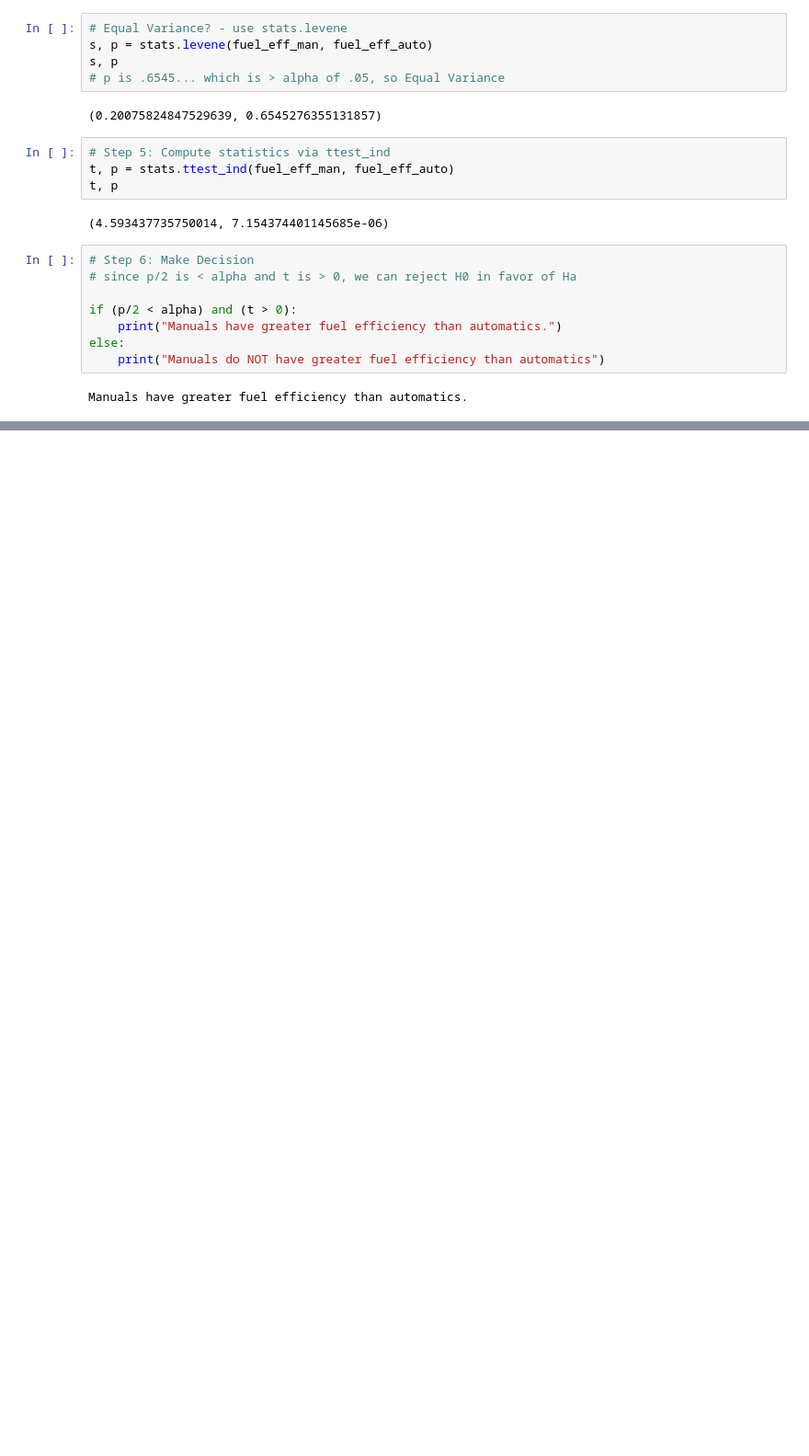
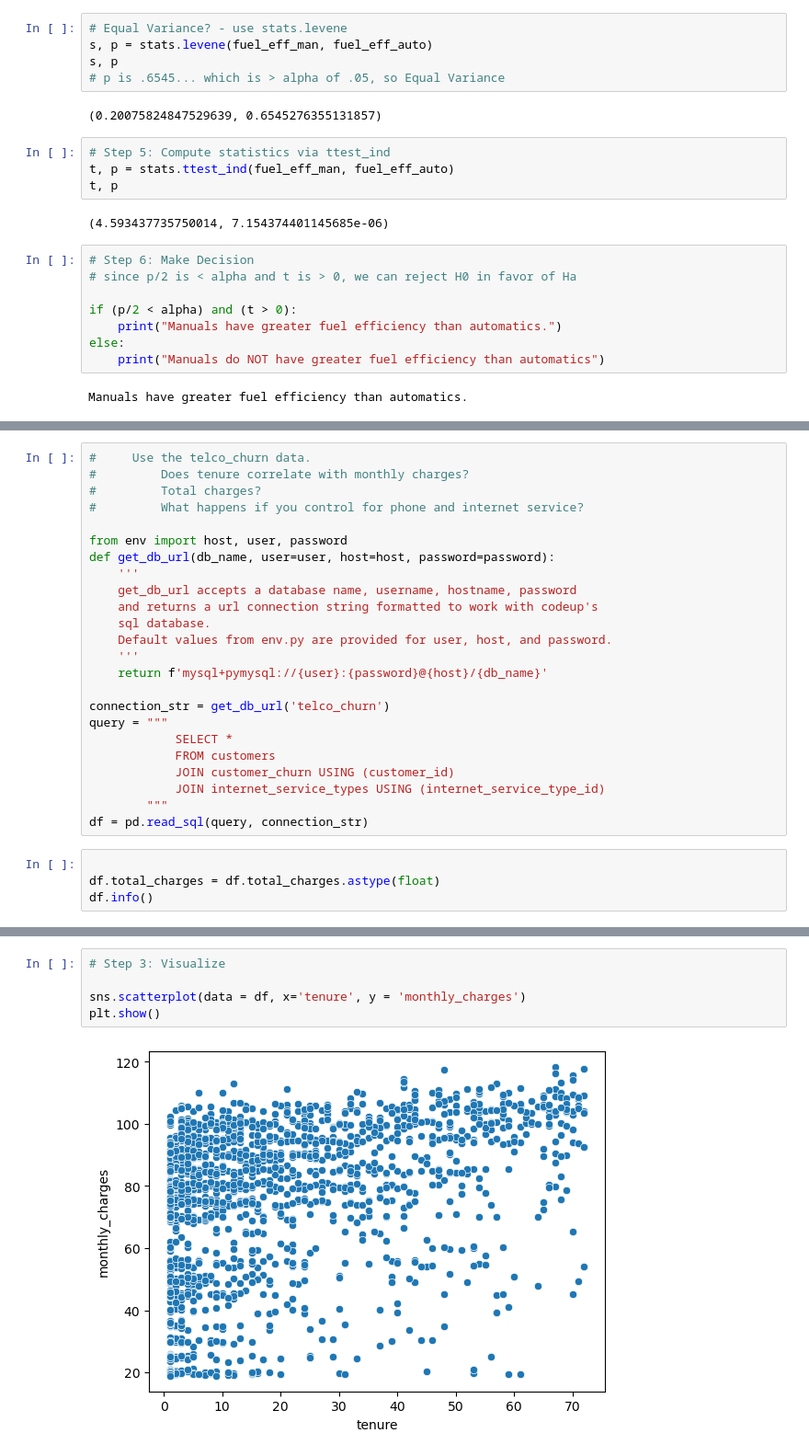
Before and after one commit to corey-hermesch/statistics_exercises, a Jupyter notebook: hypothesis_testing.ipynb, the cells around one changed output, grey strips where cells are left out. Shown at 92% size. Saved outputs shown, nothing was run; the diff lists cells and outputs as text; blank space fills up the shorter version.

```diff
--- a/hypothesis_testing.ipynb
+++ b/hypothesis_testing.ipynb
@@ -312,0 +326,28 @@ Manuals have greater fuel efficiency than automatics.
+# %%
+#     Use the telco_churn data.
+#         Does tenure correlate with monthly charges?
+#         Total charges?
+#         What happens if you control for phone and internet service?
+
+from env import host, user, password
+def get_db_url(db_name, user=user, host=host, password=password):
+    '''
+    get_db_url accepts a database name, username, hostname, password
+    and returns a url connection string formatted to work with codeup's
+    sql database.
+    Default values from env.py are provided for user, host, and password.
+    '''
+    return f'mysql+pymysql://{user}:{password}@{host}/{db_name}'
+
+connection_str = get_db_url('telco_churn')
+query = """
+            SELECT *
+            FROM customers
+            JOIN customer_churn USING (customer_id)
+            JOIN internet_service_types USING (internet_service_type_id)
+        """
+df = pd.read_sql(query, connection_str)
+# %%
+
+df.total_charges = df.total_charges.astype(float)
+df.info()
@@ -312,0 +381,7 @@ Manuals have greater fuel efficiency than automatics.
+# %%
+# Step 3: Visualize
+
+sns.scatterplot(data = df, x='tenure', y = 'monthly_charges')
+plt.show()
+# %% [output]
+[figure, added]
```
Also changed, not shown: parts of 41 cells of this notebook, 1 other file.
